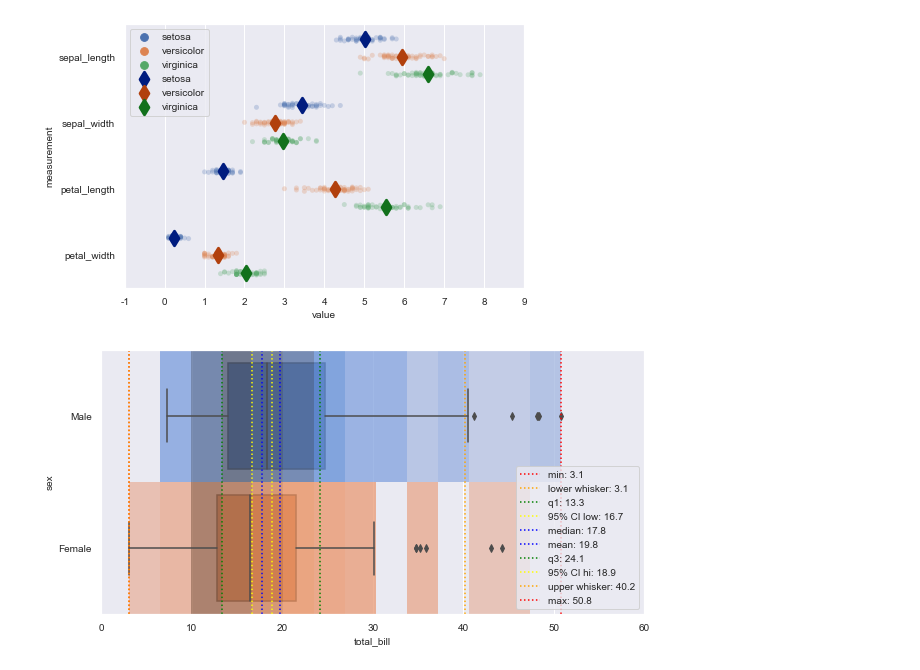
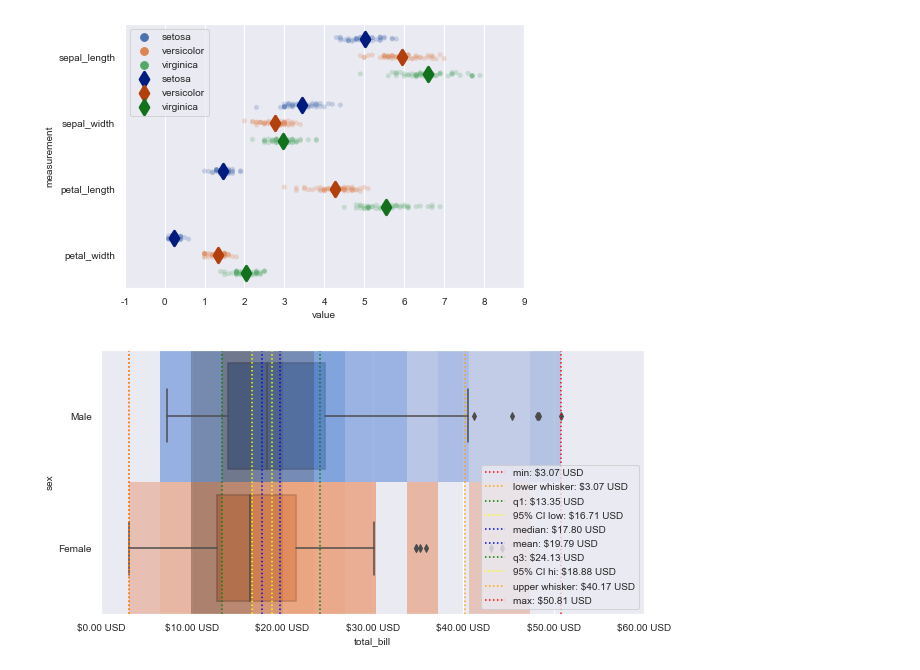
Before and after one commit to ghiffaryr/grplot, a Jupyter notebook: doc/example/example.ipynb, the cells around one changed output. Cells and saved outputs as stored; diff of their text form; code cells hidden in the pictures.

```diff
--- a/doc/example/example.ipynb
+++ b/doc/example/example.ipynb
@@ -87,11 +87,13 @@ ax = grplot(plot='stripplot+pointplot',
 # %%
 ax = grplot(plot='histplot+boxplot',
             df=tips,
             x='total_bill',
             y='sex',
             figsize=[10,6],
+            sep=',c',
+            tick_add={'total_bill':'$(_) USD'},
             hue={'histplot':'sex'},
             xstatdesc='boxplot',
             alpha={'histplot':0.75})
 # %% [output]
-[figure, old version]
+[figure, new version]
```
